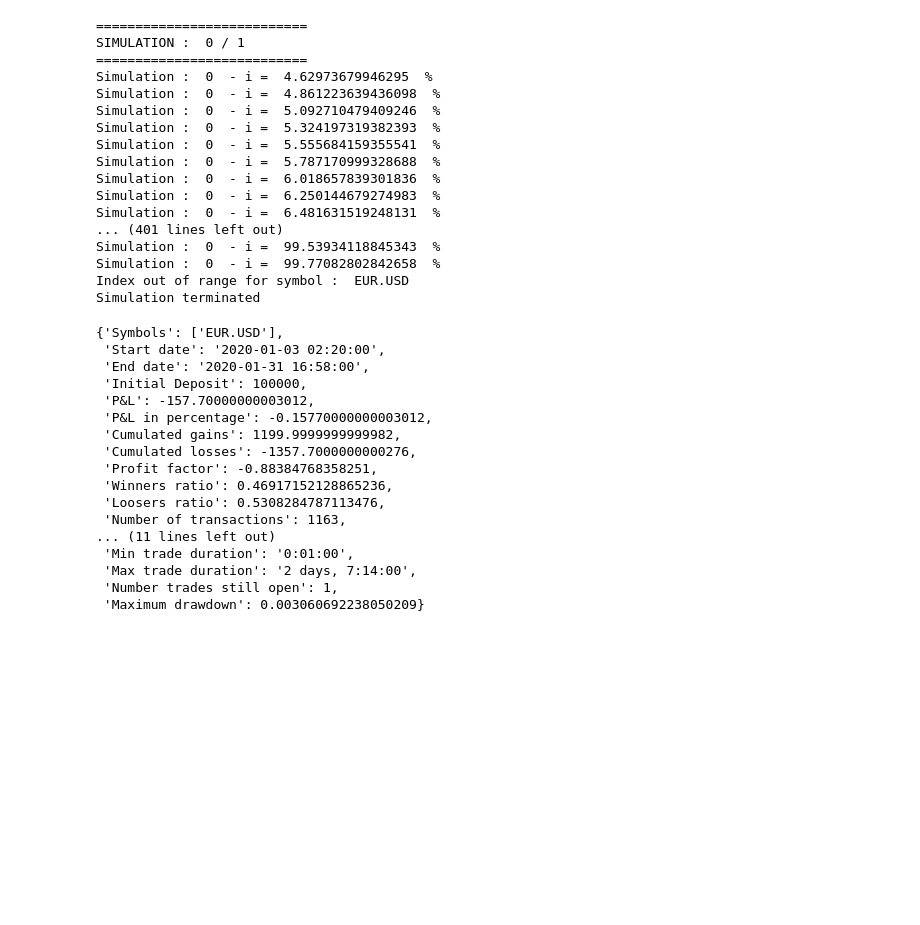
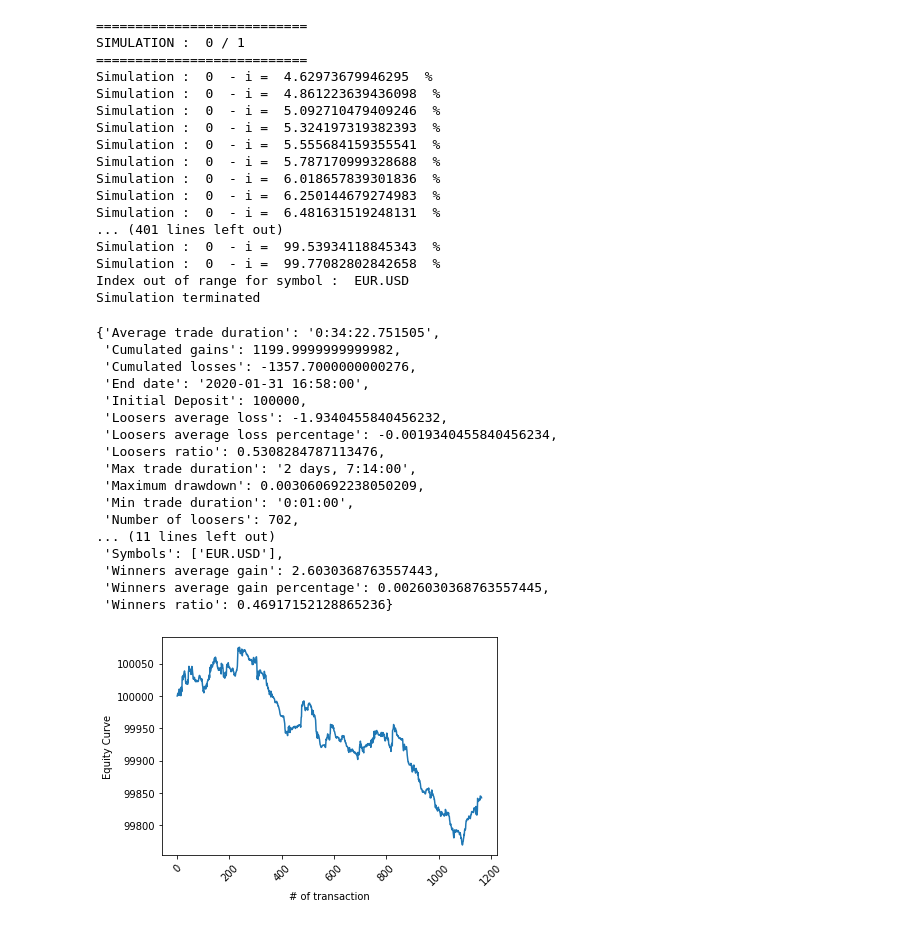
Before and after one commit to LoannData/Q26_AlphaTrading, a Jupyter notebook: examples/backtester/simple_backtest/simulationExample.ipynb, the cells around one changed output. Saved outputs shown, nothing was run; the diff lists cells and outputs as text; code cells hidden in the pictures; blank space fills up the shorter version.

```diff
--- a/examples/backtester/simple_backtest/simulationExample.ipynb
+++ b/examples/backtester/simple_backtest/simulationExample.ipynb
@@ -391,31 +242,33 @@ def get_basic_results(self, client):
-# %%
-client = sim.portfolio[0]
-get_basic_results(sim, client)
-# %% [output]
-{'Symbols': ['EUR.USD'],
- 'Start date': '2020-01-03 02:20:00',
- 'End date': '2020-01-31 16:58:00',
- 'Initial Deposit': 100000,
- 'P&L': -157.70000000003012,
- 'P&L in percentage': -0.15770000000003012,
- 'Cumulated gains': 1199.9999999999982,
- 'Cumulated losses': -1357.7000000000276,
- 'Profit factor': -0.88384768358251,
- 'Winners ratio': 0.46917152128865236,
- 'Loosers ratio': 0.5308284787113476,
- 'Number of transactions': 1163,
-... (11 lines left out)
- 'Min trade duration': '0:01:00',
- 'Max trade duration': '2 days, 7:14:00',
- 'Number trades still open': 1,
- 'Maximum drawdown': 0.003060692238050209}
 # %%
+import pprint as pp
 """
 ===============================================================================
 RESULTS STEP
 ===============================================================================
 """
+# We print some basic simulation results
+results = sim.get_basic_results(client_id=0)
+pp.pprint(results)
 # We write the results in a csv file
 sim.writeClosedPositionsFile(index = 0)
 # We plot the equity curve
 fig, ax = sim.showEquityCurve(index = [0])
+# %% [output]
+{'Average trade duration': '0:34:22.751505',
+ 'Cumulated gains': 1199.9999999999982,
+ 'Cumulated losses': -1357.7000000000276,
+ 'End date': '2020-01-31 16:58:00',
+ 'Initial Deposit': 100000,
+ 'Loosers average loss': -1.9340455840456232,
+ 'Loosers average loss percentage': -0.0019340455840456234,
+ 'Loosers ratio': 0.5308284787113476,
+ 'Max trade duration': '2 days, 7:14:00',
+ 'Maximum drawdown': 0.003060692238050209,
+ 'Min trade duration': '0:01:00',
+ 'Number of loosers': 702,
+... (11 lines left out)
+ 'Symbols': ['EUR.USD'],
+ 'Winners average gain': 2.6030368763557443,
+ 'Winners average gain percentage': 0.0026030368763557445,
+ 'Winners ratio': 0.46917152128865236}
+[figure, added]
```
Also changed, not shown: parts of 1 cell of this notebook, 5 other files.
